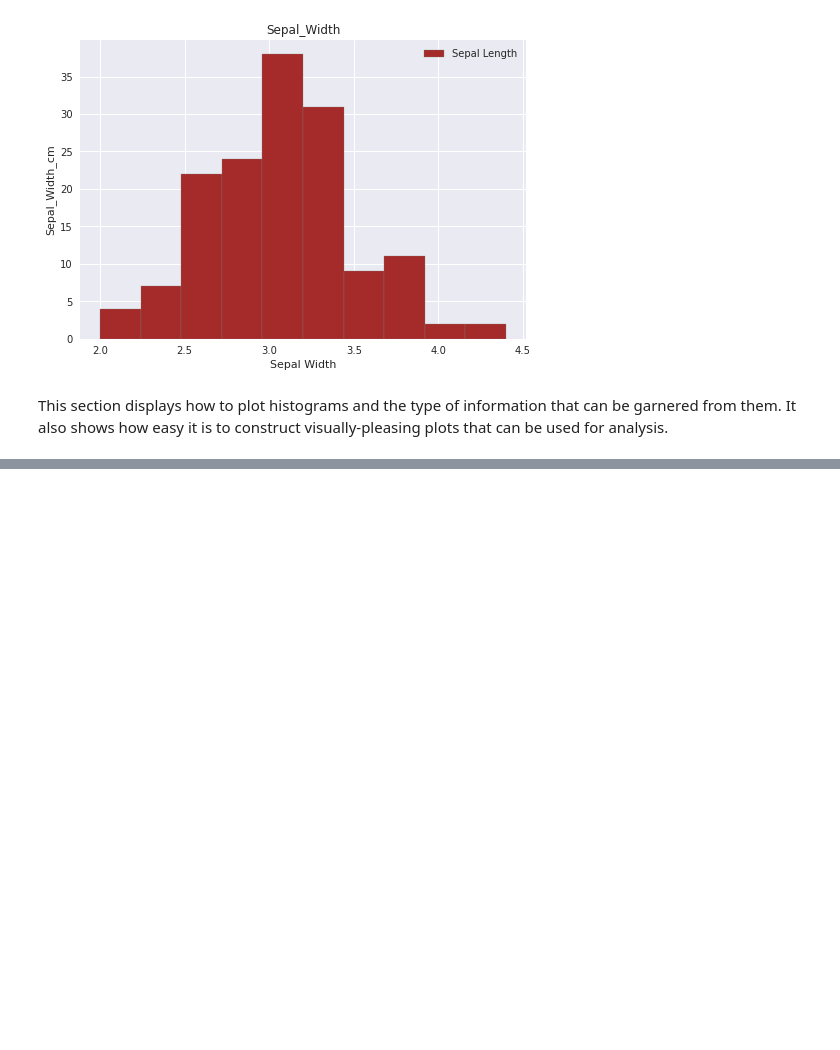
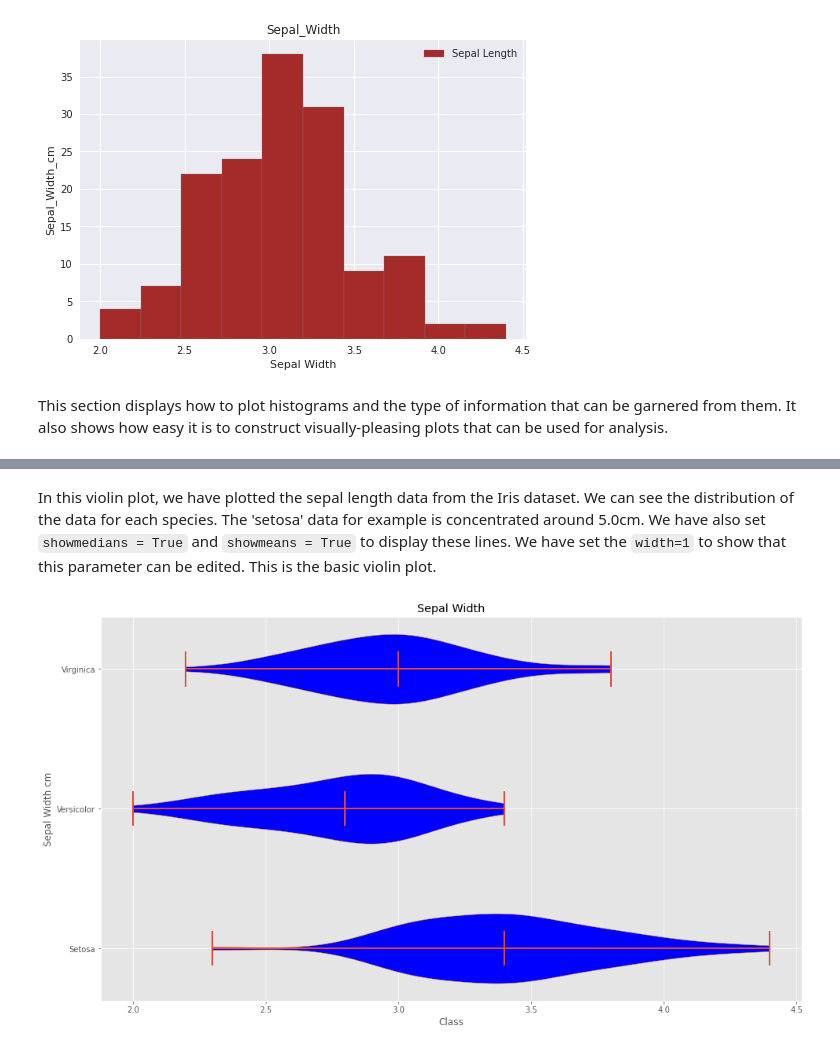
Before and after one commit to conor-mccaffrey/cao-points, a Jupyter notebook: pyplot.ipynb, the cells around one changed output, grey strips where cells are left out. Drawn from its saved outputs; the diff is of its cells as text; code cells hidden in the pictures; blank space fills up the shorter version.

```diff
--- a/pyplot.ipynb
+++ b/pyplot.ipynb
@@ -564,0 +580,18 @@ This section displays how to plot histograms and the type of information that ca
+# %% [markdown]
+In this violin plot, we have plotted the sepal length data from the Iris dataset. We can see the distribution of the data for each species. The 'setosa' data for example is concentrated around 5.0cm. We have also set `showmedians = True` and `showmeans = True` to display these lines. We have set the `width=1` to show that this parameter can be edited. This is the basic violin plot.
+# %%
+# Violin Plot Sepal Width
+
+ax =plt.violinplot([df_setosa_SW, df_versicolor_SW, df_virginica_SW] ,showmedians=True, vert = False)
+plt.ylabel('Sepal Width cm')
+plt.yticks([1,2,3],['Setosa','Versicolor','Virginica'])
+plt.xlabel('Class')
+plt.title('Sepal Width')
+
+# decorate the violin figures (adapted from reference 35)
+for pc in ax['bodies']:
+    pc.set_facecolor('blue')
+    pc.set_edgecolor('orange')
+    pc.set_alpha(1)
+# %% [output]
+[figure, added]
```
Also changed, not shown: parts of 18 cells of this notebook, 1 other file.
